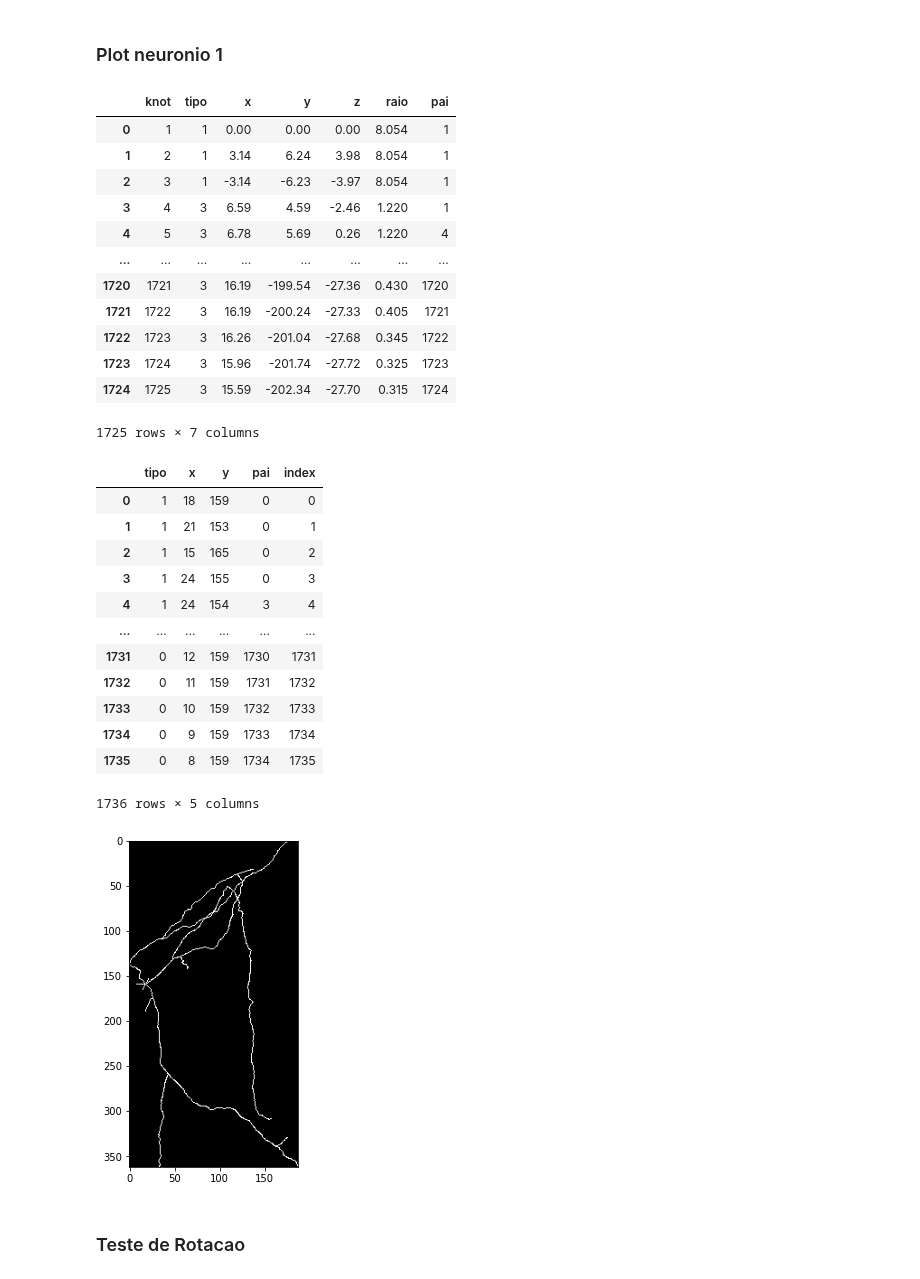
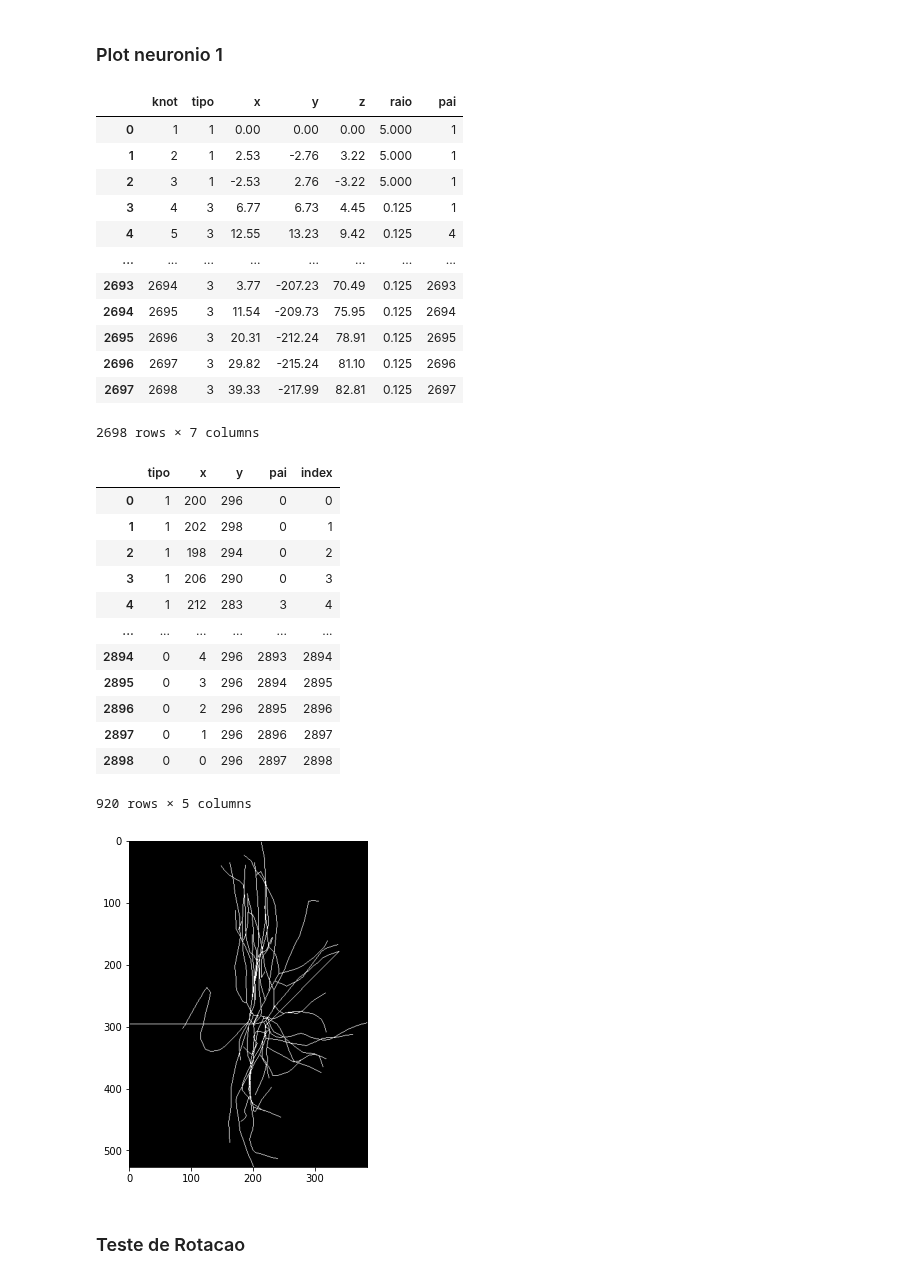
Before and after one commit to jhmonchelato/IC, a Jupyter notebook: codigos/IC-Criando_Imagens.ipynb, the cells around one changed output. Drawn from its saved outputs; the diff is of its cells as text; code cells hidden in the pictures.

Commit message:
Adicionando os dados

```diff
--- a/codigos/IC-Criando_Imagens.ipynb
+++ b/codigos/IC-Criando_Imagens.ipynb
@@ -237,46 +237,46 @@ def create_net(df, n, tam_img):
 # %% [markdown]
 ### Plot neuronio 1
 # %%
-tab = nd.read_swc(arquivo='../dados/swc/neuron-1.swc')
+tab = nd.read_swc(arquivo='../dados/swc/mid-neuron3.swc')
 tab
 # %% [output]
 |  | knot | tipo | x | y | z | raio | pai |
-| 0 | 1 | 1 | 0.00 | 0.00 | 0.00 | 8.054 | 1 |
-| 1 | 2 | 1 | 3.14 | 6.24 | 3.98 | 8.054 | 1 |
-| 2 | 3 | 1 | -3.14 | -6.23 | -3.97 | 8.054 | 1 |
-| 3 | 4 | 3 | 6.59 | 4.59 | -2.46 | 1.220 | 1 |
-| 4 | 5 | 3 | 6.78 | 5.69 | 0.26 | 1.220 | 4 |
+| 0 | 1 | 1 | 0.00 | 0.00 | 0.00 | 5.000 | 1 |
+| 1 | 2 | 1 | 2.53 | -2.76 | 3.22 | 5.000 | 1 |
+| 2 | 3 | 1 | -2.53 | 2.76 | -3.22 | 5.000 | 1 |
+| 3 | 4 | 3 | 6.77 | 6.73 | 4.45 | 0.125 | 1 |
+| 4 | 5 | 3 | 12.55 | 13.23 | 9.42 | 0.125 | 4 |
 | ... | ... | ... | ... | ... | ... | ... | ... |
-| 1720 | 1721 | 3 | 16.19 | -199.54 | -27.36 | 0.430 | 1720 |
-| 1721 | 1722 | 3 | 16.19 | -200.24 | -27.33 | 0.405 | 1721 |
-| 1722 | 1723 | 3 | 16.26 | -201.04 | -27.68 | 0.345 | 1722 |
-| 1723 | 1724 | 3 | 15.96 | -201.74 | -27.72 | 0.325 | 1723 |
-| 1724 | 1725 | 3 | 15.59 | -202.34 | -27.70 | 0.315 | 1724 |
+| 2693 | 2694 | 3 | 3.77 | -207.23 | 70.49 | 0.125 | 2693 |
+| 2694 | 2695 | 3 | 11.54 | -209.73 | 75.95 | 0.125 | 2694 |
+| 2695 | 2696 | 3 | 20.31 | -212.24 | 78.91 | 0.125 | 2695 |
+| 2696 | 2697 | 3 | 29.82 | -215.24 | 81.10 | 0.125 | 2696 |
+| 2697 | 2698 | 3 | 39.33 | -217.99 | 82.81 | 0.125 | 2697 |
-1725 rows × 7 columns
+2698 rows × 7 columns
 # %%
 %matplotlib inline
 
-df = nd.create_tab(tab,L=10, theta=180)
+df = nd.create_tab(tab,L=200, theta=180)
 display(df)
 img = nd.create_img(df)
 plt.figure(figsize=(12, 6))
 plt.imshow(img, cmap='gray')
 plt.show()
 # %% [output]
 |  | tipo | x | y | pai | index |
-| 0 | 1 | 18 | 159 | 0 | 0 |
-| 1 | 1 | 21 | 153 | 0 | 1 |
-| 2 | 1 | 15 | 165 | 0 | 2 |
-| 3 | 1 | 24 | 155 | 0 | 3 |
-| 4 | 1 | 24 | 154 | 3 | 4 |
+| 0 | 1 | 200 | 296 | 0 | 0 |
+| 1 | 1 | 202 | 298 | 0 | 1 |
+| 2 | 1 | 198 | 294 | 0 | 2 |
+| 3 | 1 | 206 | 290 | 0 | 3 |
+| 4 | 1 | 212 | 283 | 3 | 4 |
 | ... | ... | ... | ... | ... | ... |
-| 1731 | 0 | 12 | 159 | 1730 | 1731 |
-| 1732 | 0 | 11 | 159 | 1731 | 1732 |
-| 1733 | 0 | 10 | 159 | 1732 | 1733 |
-| 1734 | 0 | 9 | 159 | 1733 | 1734 |
-| 1735 | 0 | 8 | 159 | 1734 | 1735 |
+| 2894 | 0 | 4 | 296 | 2893 | 2894 |
+| 2895 | 0 | 3 | 296 | 2894 | 2895 |
+| 2896 | 0 | 2 | 296 | 2895 | 2896 |
+| 2897 | 0 | 1 | 296 | 2896 | 2897 |
+| 2898 | 0 | 0 | 296 | 2897 | 2898 |
-1736 rows × 5 columns
+920 rows × 5 columns
-[figure, old version]
+[figure, new version]
 # %% [markdown]
 ### Teste de Rotacao
 # %%
```
Also changed, not shown: parts of 1 cell of this notebook, 12 other files.
